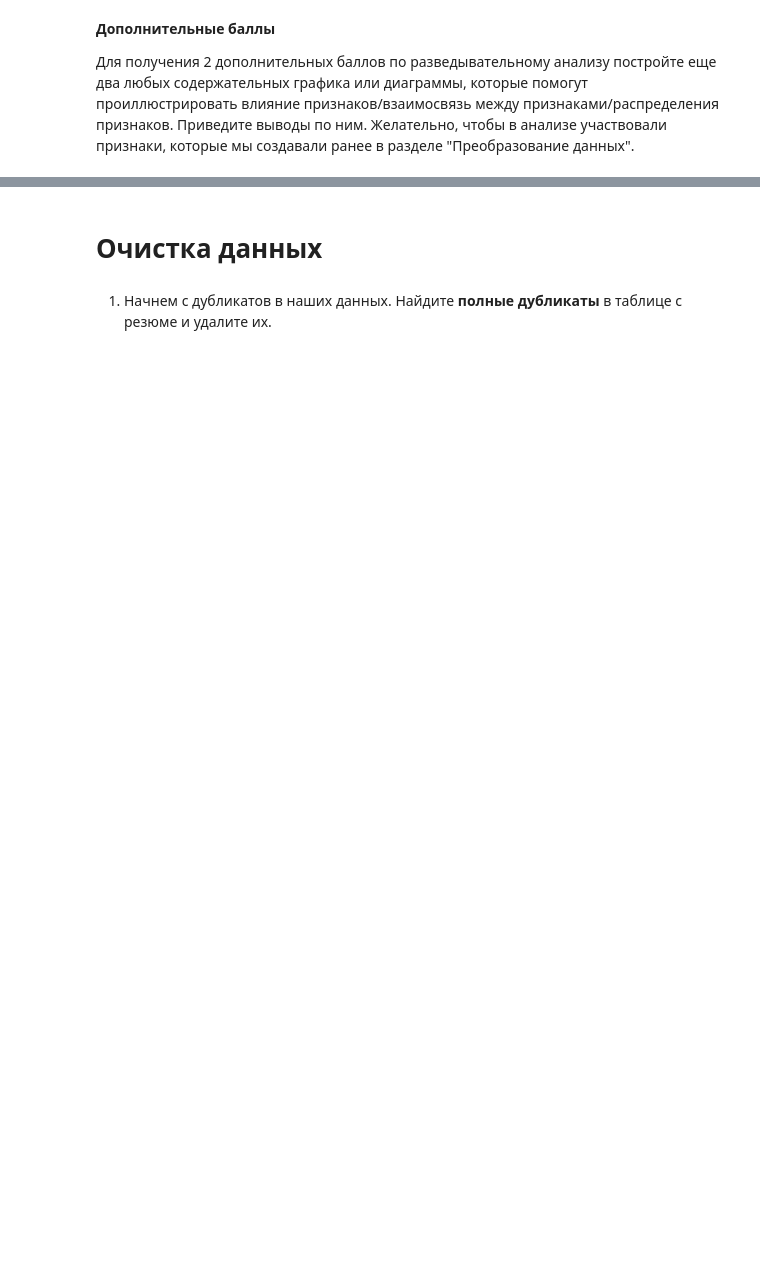
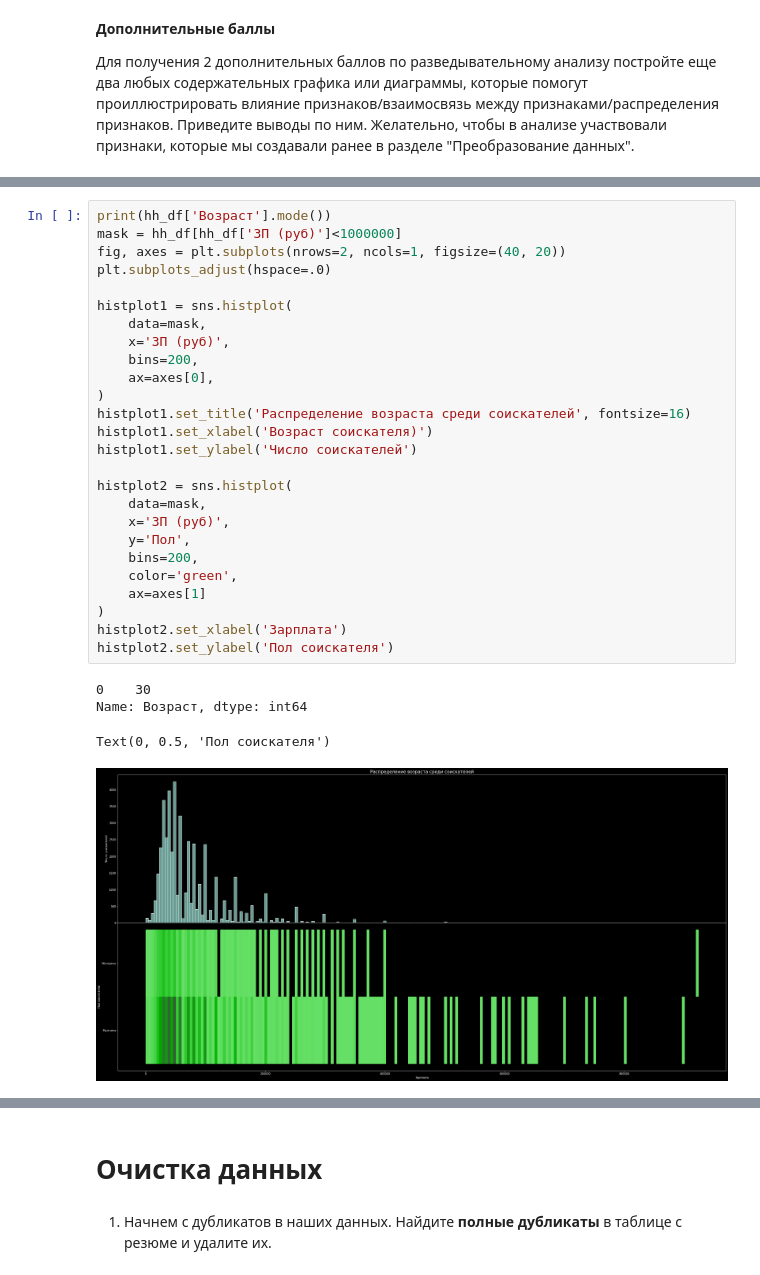
Before and after one commit to madskillskill/sf_data_science, a Jupyter notebook: PROJECT-1/Project_1.ipynb, the cells around one changed output, grey strips where cells are left out. Cells and saved outputs as stored; diff of their text form; blank space fills up the shorter version.

```diff
--- a/PROJECT-1/Project_1.ipynb
+++ b/PROJECT-1/Project_1.ipynb
@@ -682,0 +758,31 @@ ValueError: The truth value of a Series is ambiguous. Use a.empty, a.bool(), a.i
+# %%
+print(hh_df['Возраст'].mode())
+mask = hh_df[hh_df['ЗП (руб)']<1000000]
+fig, axes = plt.subplots(nrows=2, ncols=1, figsize=(40, 20))
+plt.subplots_adjust(hspace=.0)
+
+histplot1 = sns.histplot(
+    data=mask,
+    x='ЗП (руб)',
+    bins=200,
+    ax=axes[0],
+)
+histplot1.set_title('Распределение возраста среди соискателей', fontsize=16)
+histplot1.set_xlabel('Возраст соискателя)')
+histplot1.set_ylabel('Число соискателей')
+
+histplot2 = sns.histplot(
+    data=mask,
+    x='ЗП (руб)',
+    y='Пол',
+    bins=200,
+    color='green',
+    ax=axes[1]
+)
+histplot2.set_xlabel('Зарплата')
+histplot2.set_ylabel('Пол соискателя')
+# %% [output]
+0    30
+Name: Возраст, dtype: int64
+Text(0, 0.5, 'Пол соискателя')
+[figure, added]
```
Also changed, not shown: parts of 15 cells of this notebook, 1 other file.
